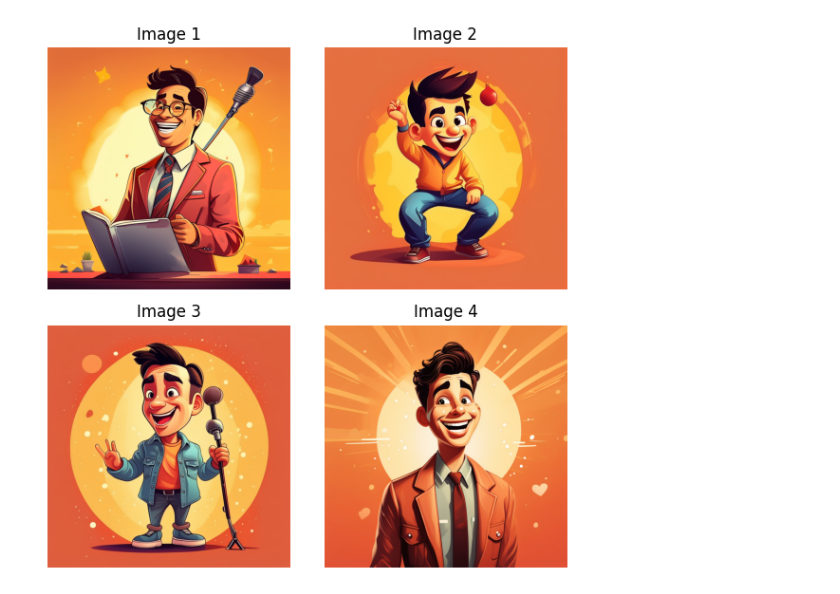
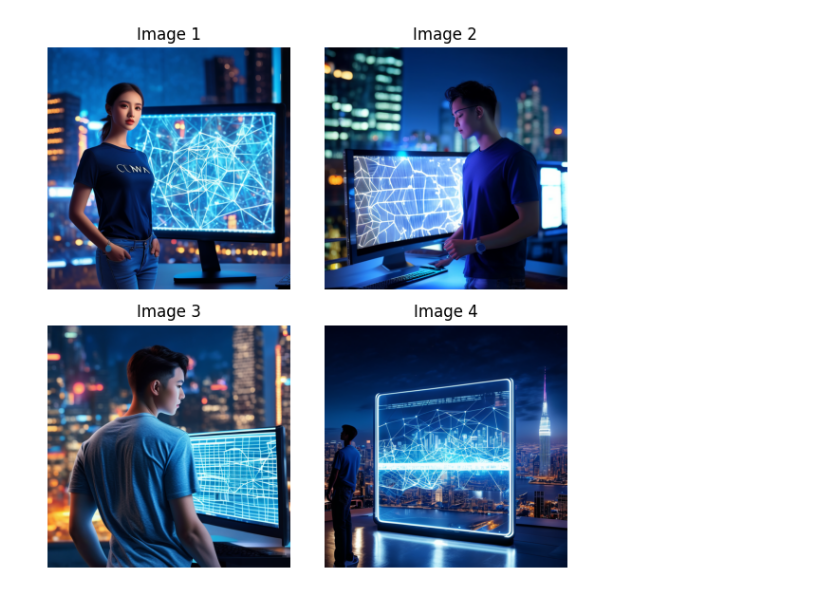
Before and after one commit to edonyzpc/Mentis, a Jupyter notebook: notebook/images.ipynb, the cells around one changed output. Drawn from its saved outputs; the diff is of its cells as text; code cells hidden in the pictures.

Commit message:
feat: support featured image generation
Signed-off-by: edonyzpc <edonyzpc@yahoo.com>

```diff
--- a/notebook/images.ipynb
+++ b/notebook/images.ipynb
@@ -15,7 +152,7 @@ import os
 
 def simple_call():
     urls = []
-    prompt = "卡通风格的图片，里面是一个喜剧演员正在表演 standup comedy"
+    prompt = image_description
     rsp = dashscope.ImageSynthesis.call(
         model=dashscope.ImageSynthesis.Models.wanx_v1,
         prompt=prompt,
@@ -46,31 +183,31 @@ def display_images_in_grid(image_urls):
     # 遍历每个图片URL
     for i, url in enumerate(image_urls):
         try:
             # 从URL获取图片
             response = requests.get(url)
             img = Image.open(BytesIO(response.content))
 
             # 在对应的子图中显示图片
             axes_flat[i].imshow(img)
             axes_flat[i].axis("off")  # 关闭坐标轴
             axes_flat[i].set_title(f"Image {i+1}")
 
         except Exception as e:
             print(f"Error loading image {i+1}: {str(e)}")
             axes_flat[i].text(
                 0.5, 0.5, f"Error loading\nImage {i+1}", ha="center", va="center"
             )
             axes_flat[i].axis("off")
 
     # 调整子图之间的间距
     plt.tight_layout()
 
     # 显示图表
     plt.show()
 
 
 if __name__ == "__main__":
     image_urls = simple_call()
     display_images_in_grid(image_urls)
 # %% [output]
-[figure, old version]
+[figure, new version]
```
Also changed, not shown: parts of 1 cell of this notebook.
